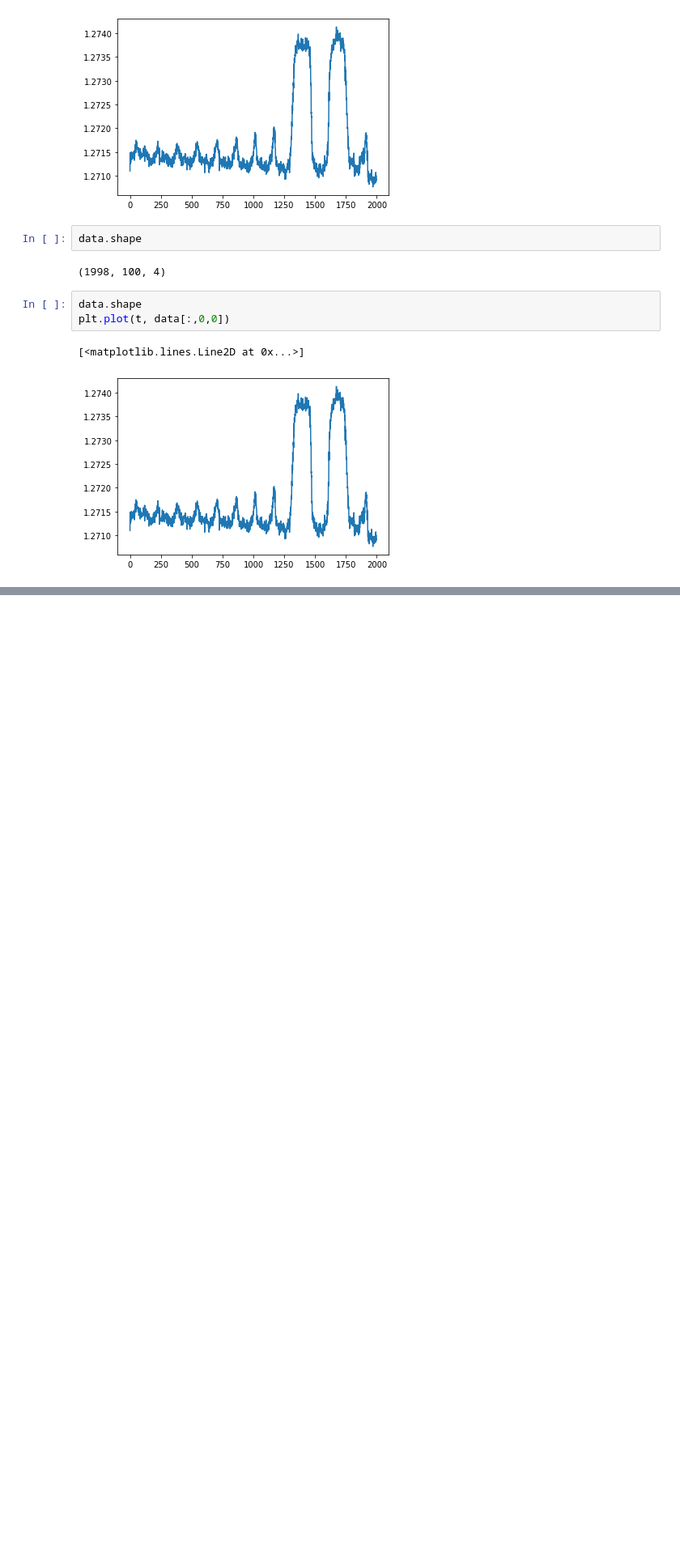
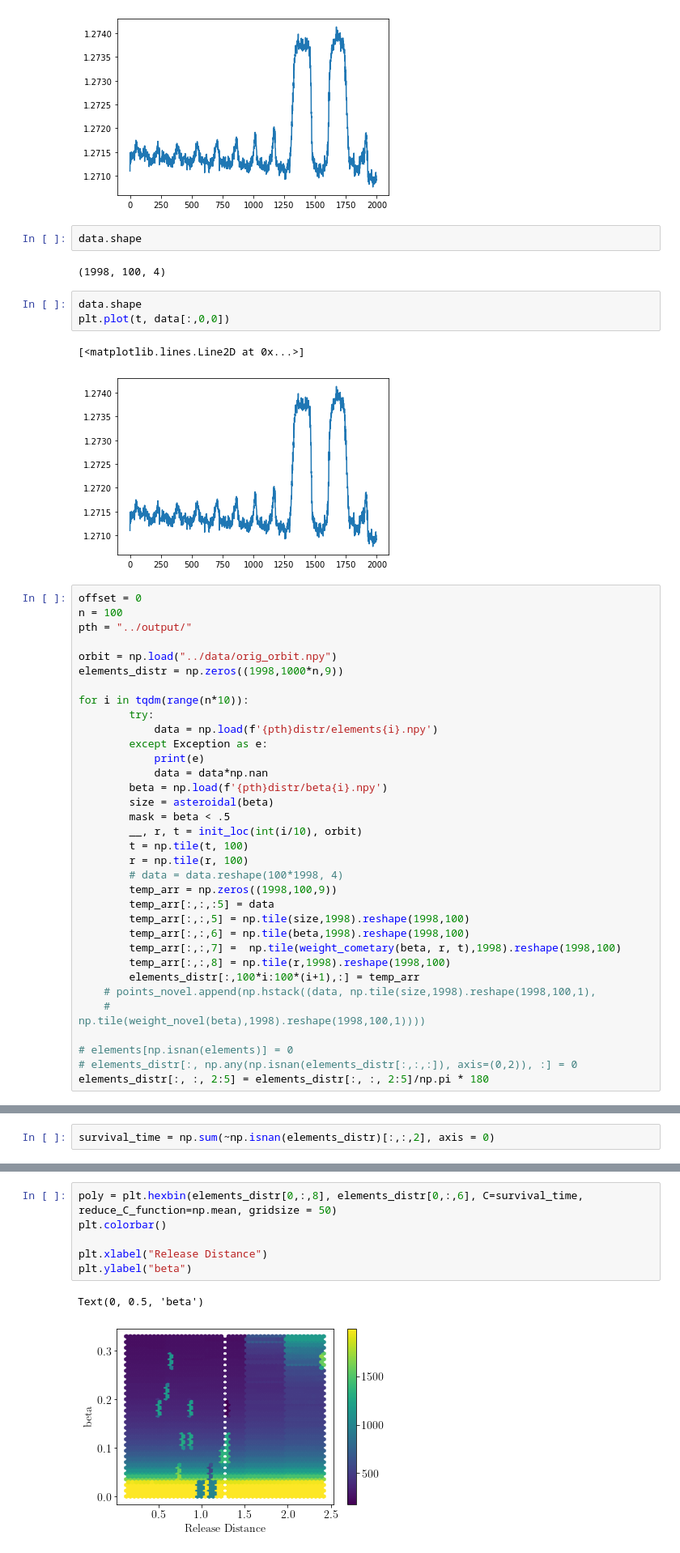
Before and after one commit to wcukier/Phaethon_Meteoroids, a Jupyter notebook: scripts/elements.ipynb, the cells around one changed output, grey strips where cells are left out. Shown at 81% size. Drawn from its saved outputs; the diff is of its cells as text; blank space fills up the shorter version.

```diff
--- a/scripts/elements.ipynb
+++ b/scripts/elements.ipynb
@@ -271,3 +287,37 @@ plt.plot(t, data[:,0,0])
 # %% [output]
 [<matplotlib.lines.Line2D at 0x...>]
 [figure]
+# %%
+offset = 0
+n = 100
+pth = "../output/"
+
+orbit = np.load("../data/orig_orbit.npy")
+elements_distr = np.zeros((1998,1000*n,9))
+
+for i in tqdm(range(n*10)):
+        try:
+            data = np.load(f'{pth}distr/elements{i}.npy')
+        except Exception as e:
+            print(e)
+            data = data*np.nan
+        beta = np.load(f'{pth}distr/beta{i}.npy')
+        size = asteroidal(beta)
+        mask = beta < .5
+        __, r, t = init_loc(int(i/10), orbit)
+        t = np.tile(t, 100)
+        r = np.tile(r, 100)
+        # data = data.reshape(100*1998, 4)
+        temp_arr = np.zeros((1998,100,9))
+        temp_arr[:,:,:5] = data
+        temp_arr[:,:,5] = np.tile(size,1998).reshape(1998,100)
+        temp_arr[:,:,6] = np.tile(beta,1998).reshape(1998,100)
+        temp_arr[:,:,7] =  np.tile(weight_cometary(beta, r, t),1998).reshape(1998,100)
+        temp_arr[:,:,8] = np.tile(r,1998).reshape(1998,100)
+        elements_distr[:,100*i:100*(i+1),:] = temp_arr
+    # points_novel.append(np.hstack((data, np.tile(size,1998).reshape(1998,100,1),
+    #                                np.tile(weight_novel(beta),1998).reshape(1998,100,1))))
+
+# elements[np.isnan(elements)] = 0
+# elements_distr[:, np.any(np.isnan(elements_distr[:,:,:]), axis=(0,2)), :] = 0
+elements_distr[:, :, 2:5] = elements_distr[:, :, 2:5]/np.pi * 180
@@ -273,0 +336,2 @@ plt.plot(t, data[:,0,0])
+# %%
+survival_time = np.sum(~np.isnan(elements_distr)[:,:,2], axis = 0)
@@ -273,0 +342,9 @@ plt.plot(t, data[:,0,0])
+# %%
+poly = plt.hexbin(elements_distr[0,:,8], elements_distr[0,:,6], C=survival_time, reduce_C_function=np.mean, gridsize = 50)
+plt.colorbar()
+
+plt.xlabel("Release Distance")
+plt.ylabel("beta")
+# %% [output]
+Text(0, 0.5, 'beta')
+[figure, added]
```
Also changed, not shown: parts of 16 cells of this notebook, 7 other files.
